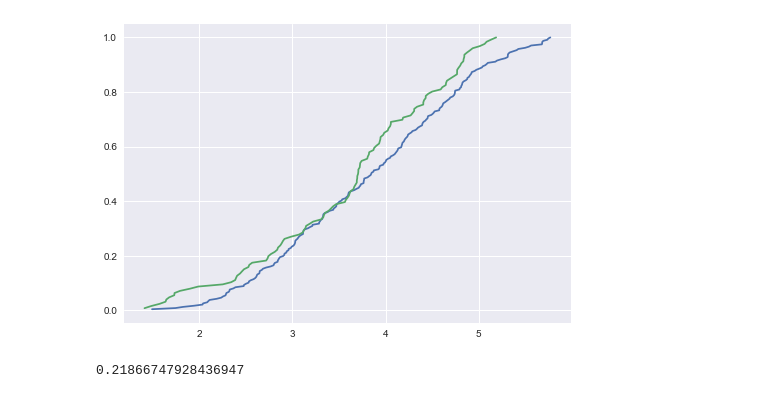
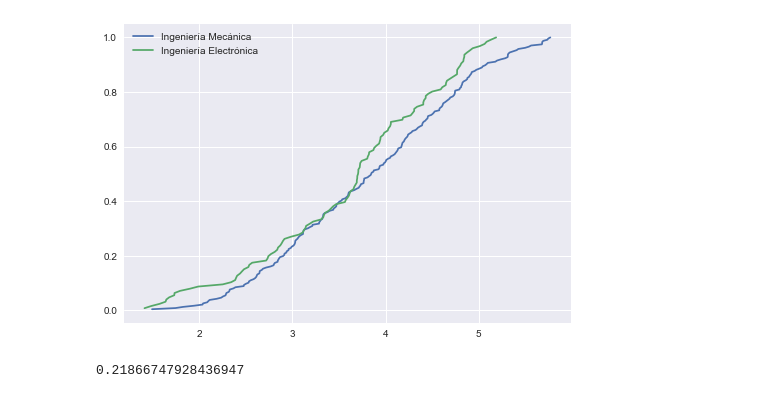
Before and after one commit to dfdiazc/IntroCienciaDatos1, a Jupyter notebook: main.ipynb, the cells around one changed output. Cells and saved outputs as stored; diff of their text form; code cells hidden in the pictures.

```diff
--- a/main.ipynb
+++ b/main.ipynb
@@ -17,10 +17,11 @@ experience_mechanical = np.array(mechanical[columns])/12
 salary_electronic = np.array(electronic["Salary"])/1e6
 experience_electronic = np.array(electronic[columns])/12
 # %%
-_ = plt.plot(np.sort(salary_mechanical), np.linspace(1/len(salary_mechanical), 1, len(salary_mechanical)))
-_ = plt.plot(np.sort(salary_electronic), np.linspace(1/len(salary_electronic), 1, len(salary_electronic)))
+_ = plt.plot(np.sort(salary_mechanical), np.linspace(1/len(salary_mechanical), 1, len(salary_mechanical)), label = "Ingeniería Mecánica")
+_ = plt.plot(np.sort(salary_electronic), np.linspace(1/len(salary_electronic), 1, len(salary_electronic)), label = "Ingeniería Electrónica")
+_ = plt.legend()
 # %% [output]
-[figure, old version]
+[figure, new version]
 # %%
 real_diff = np.mean(salary_mechanical) - np.mean(salary_electronic)
 real_diff
```
